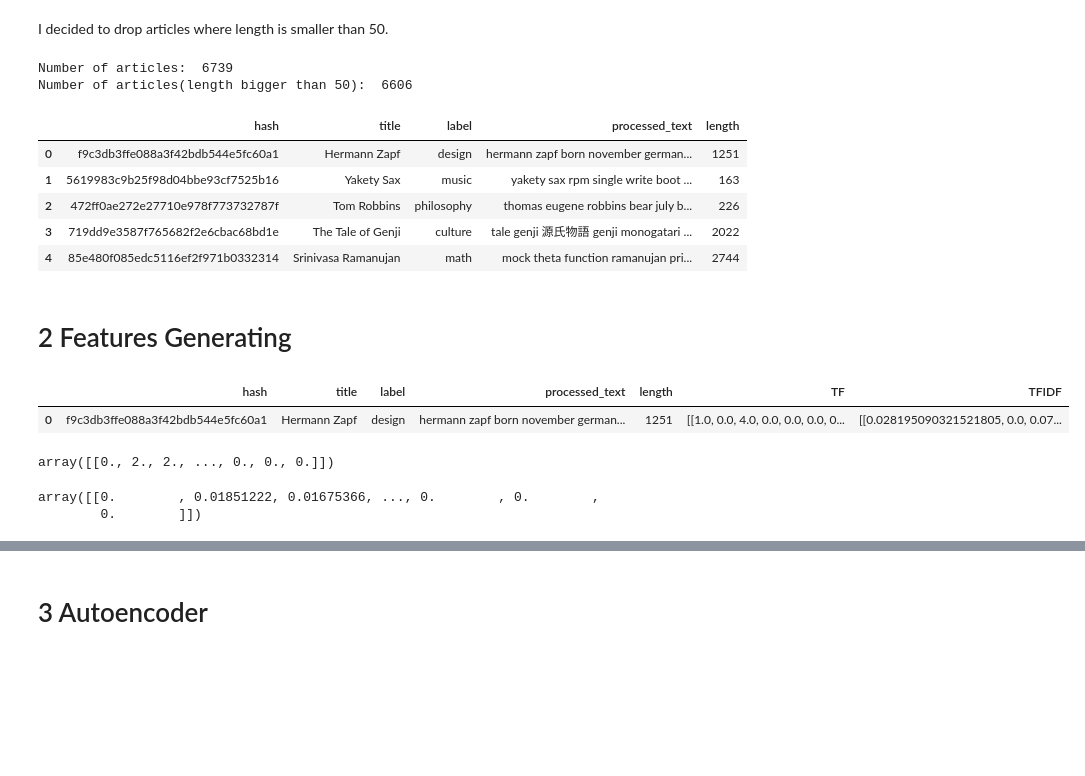
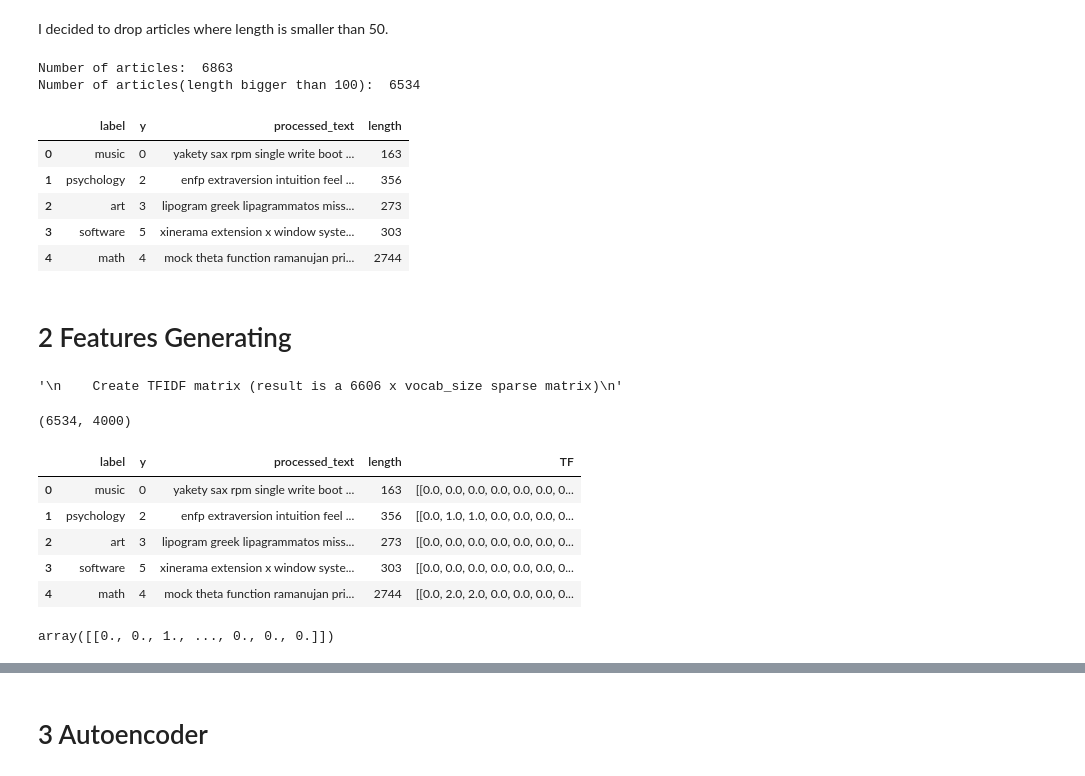
Before and after one commit to cescnghia/Autoencoder, a Jupyter notebook: Autoencoder.ipynb, the cells around one changed output, grey strips where cells are left out. Cells and saved outputs as stored; diff of their text form; code cells hidden in the pictures; blank space fills up the shorter version.

```diff
--- a/Autoencoder.ipynb
+++ b/Autoencoder.ipynb
@@ -164,6 +178,8 @@ data = data[data['label'] != 'NOT_UNIQUE']
 data = data[data['hash'] != 'css']
 #error in tag-data.xml line 1682323 hash = 'files'
 data = data[data['hash'] != 'files']
+
+data['y'] = data['label'].apply(lambda x : CATEGORIES.index(x))
 data = data.reset_index().drop(labels=['index','tags'], axis=1)
 
 data.head()
@@ -403,23 +407,23 @@ plt.show()
 I decided to drop articles where length is smaller than 50.
 # %%
 print('Number of articles: ',len(data))
-print('Number of articles(length bigger than 50): ',len(data[data['length']>=50]))
+print('Number of articles(length bigger than 100): ',len(data[data['length']>=100]))
 # %% [output]
-Number of articles:  6739
-Number of articles(length bigger than 50):  6606
+Number of articles:  6863
+Number of articles(length bigger than 100):  6534
 # %%
-data = data[data['length'] >= 50]
+data = data[data['length'] >= 100]
 data = data.reset_index().drop(labels=['index','raw_text','standardized_text'], axis=1)
 "Write to disk"
 data.to_csv(PATH_TO_DATASET + 'processed_text.csv', index=False)
 data.head()
 # %% [output]
-|  | hash | title | label | processed_text | length |
-| 0 | f9c3db3ffe088a3f42bdb544e5fc60a1 | Hermann Zapf | design | hermann zapf born november german... | 1251 |
-| 1 | 5619983c9b25f98d04bbe93cf7525b16 | Yakety Sax | music | yakety sax rpm single write boot ... | 163 |
-| 2 | 472ff0ae272e27710e978f773732787f | Tom Robbins | philosophy | thomas eugene robbins bear july b... | 226 |
-| 3 | 719dd9e3587f765682f2e6cbac68bd1e | The Tale of Genji | culture | tale genji 源氏物語 genji monogatari ... | 2022 |
-| 4 | 85e480f085edc5116ef2f971b0332314 | Srinivasa Ramanujan | math | mock theta function ramanujan pri... | 2744 |
+|  | label | y | processed_text | length |
+| 0 | music | 0 | yakety sax rpm single write boot ... | 163 |
+| 1 | psychology | 2 | enfp extraversion intuition feel ... | 356 |
+| 2 | art | 3 | lipogram greek lipagrammatos miss... | 273 |
+| 3 | software | 5 | xinerama extension x window syste... | 303 |
+| 4 | math | 4 | mock theta function ramanujan pri... | 2744 |
 # %% [markdown]
 # 2 Features Generating
 # %%
@@ -429,7 +433,7 @@ data.head()
    max_features: maximum number of features (terms) we decide for the design matrix
 """
 
-vocab_size = 2000
+vocab_size = 4000
 
 tf_vectorizer = CountVectorizer(max_features=vocab_size)
 tf = tf_vectorizer.fit_transform(data['processed_text'])
@@ -439,26 +443,31 @@ tf_feature_names = tf_vectorizer.get_feature_names()
     Create TFIDF matrix (result is a 6606 x vocab_size sparse matrix)
 """
 
-tfidf_vectorizer = TfidfVectorizer(max_features=vocab_size)
-tfidf = tfidf_vectorizer.fit_transform(data['processed_text'])
-tfidf_feature_names = tfidf_vectorizer.get_feature_names()
+#tfidf_vectorizer = TfidfVectorizer(max_features=vocab_size)
+#tfidf = tfidf_vectorizer.fit_transform(data['processed_text'])
+#tfidf_feature_names = tfidf_vectorizer.get_feature_names()
+# %% [output]
+'\n    Create TFIDF matrix (result is a 6606 x vocab_size sparse matrix)\n'
+# %%
+tf.shape
+# %% [output]
+(6534, 4000)
 # %%
 tf_matrix    = tf.toarray()*1.0 #parse to float
-tfidf_matrix = tfidf.toarray()
+#tfidf_matrix = tfidf.toarray()
 
 data['TF']    = [x.reshape(1,vocab_size) for x in tf_matrix]
-data['TFIDF'] = [x.reshape(1,vocab_size) for x in tfidf_matrix]
+#data['TFIDF'] = [x.reshape(1,vocab_size) for x in tfidf_matrix]
 # %%
-data.head(1)
+data.head(5)
 # %% [output]
-|  | hash | title | label | processed_text | length | TF | TFIDF |
-| 0 | f9c3db3ffe088a3f42bdb544e5fc60a1 | Hermann Zapf | design | hermann zapf born november german... | 1251 | [[1.0, 0.0, 4.0, 0.0, 0.0, 0.0, 0... | [[0.028195090321521805, 0.0, 0.07... |
+|  | label | y | processed_text | length | TF |
+| 0 | music | 0 | yakety sax rpm single write boot ... | 163 | [[0.0, 0.0, 0.0, 0.0, 0.0, 0.0, 0... |
+| 1 | psychology | 2 | enfp extraversion intuition feel ... | 356 | [[0.0, 1.0, 1.0, 0.0, 0.0, 0.0, 0... |
+| 2 | art | 3 | lipogram greek lipagrammatos miss... | 273 | [[0.0, 0.0, 0.0, 0.0, 0.0, 0.0, 0... |
+| 3 | software | 5 | xinerama extension x window syste... | 303 | [[0.0, 0.0, 0.0, 0.0, 0.0, 0.0, 0... |
+| 4 | math | 4 | mock theta function ramanujan pri... | 2744 | [[0.0, 2.0, 2.0, 0.0, 0.0, 0.0, 0... |
 # %%
-data.iloc[4]['TF']
+data.iloc[1000]['TF']
 # %% [output]
-array([[0., 2., 2., ..., 0., 0., 0.]])
+array([[0., 0., 1., ..., 0., 0., 0.]])
-# %%
-data.iloc[4]['TFIDF']
-# %% [output]
-array([[0.        , 0.01851222, 0.01675366, ..., 0.        , 0.        ,
-        0.        ]])
```
Also changed, not shown: parts of 38 cells of this notebook.
